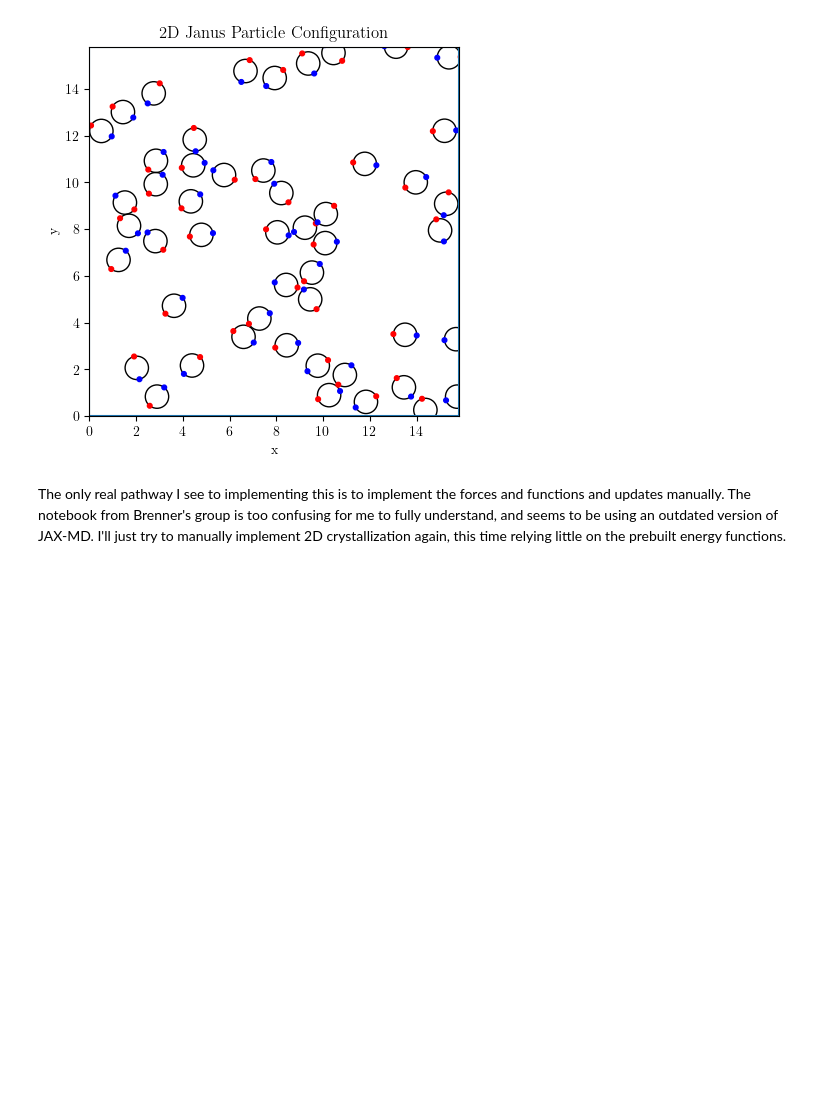
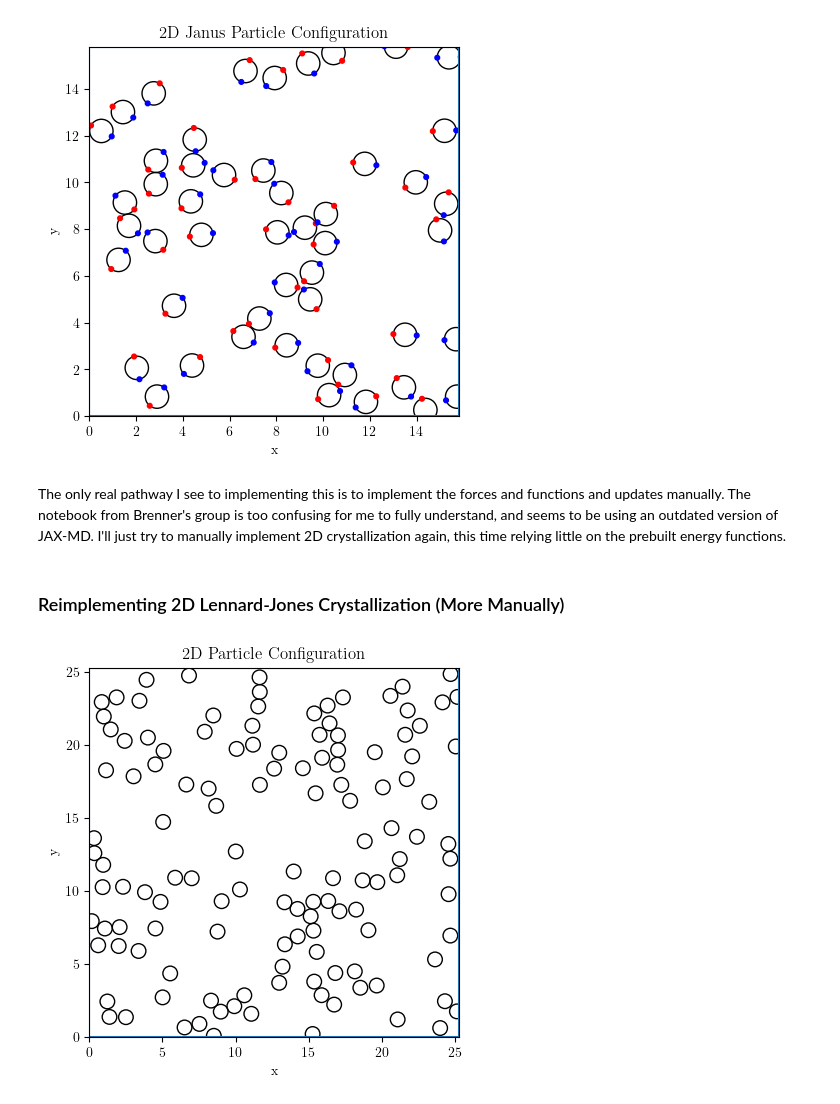
Before and after one commit to paarthtara/jax-md-project, a Jupyter notebook: 2d-patchy-particles.ipynb, the cells around one changed output. Drawn from its saved outputs; the diff is of its cells as text; code cells hidden in the pictures; blank space fills up the shorter version.

```diff
--- a/2d-patchy-particles.ipynb
+++ b/2d-patchy-particles.ipynb
@@ -204,3 +207,42 @@ epsilon_matrix = np.array([
 ]) # interactions between different species, such that cores interact with cores, but red <-> red and blue <-> blue are the only interactions present otherwise. They are attractive by LJ potential.
 # %% [markdown]
 The only real pathway I see to implementing this is to implement the forces and functions and updates manually. The notebook from Brenner's group is too confusing for me to fully understand, and seems to be using an outdated version of JAX-MD. I'll just try to manually implement 2D crystallization again, this time relying little on the prebuilt energy functions.
+# %% [markdown]
+### Reimplementing 2D Lennard-Jones Crystallization (More Manually)
+# %%
+N = 128
+dimension = 2
+box_size = quantity.box_size_at_number_density(N, 0.2, dimension)
+dt = 2e-3
+T = 100
+
+# disp_fn, shift_fn = space.free() # for space without boundaries or periodicity
+disp_fn, shift_fn = space.periodic(box_size) # for periodic space
+steps = int(T / dt)
+max_time = steps * dt
+kT = lambda t: 0.1
+# %%
+key = random.PRNGKey(0)
+key, split = random.split(key)
+
+def generate_initial_positions(N, dimension, box_size, particle_diamter, key=random.PRNGKey(0)):
+    key, split = random.split(key)
+    R = random.uniform(
+        split, (N, dimension), minval=0.0, maxval=box_size
+    )
+
+    energy_fn = energy.soft_sphere_pair(disp_fn, sigma=particle_diameter)
+    init_fn, apply_fn = minimize.fire_descent(energy_fn, shift_fn)
+
+    state = init_fn(R)
+    apply_fn_jit = jit(lambda i, state: apply_fn(state))
+    state = lax.fori_loop(0, 5000, apply_fn_jit, state)
+
+    return state.position
+
+particle_diamter = 1.0
+R = generate_initial_positions(N, dimension, box_size, particle_diameter, key=key)
+# %%
+plot_2d_particles(R, box_size, particle_diameter)
+# %% [output]
+[figure, added]
```
Also changed, not shown: parts of 2 cells of this notebook, 3 other files.
